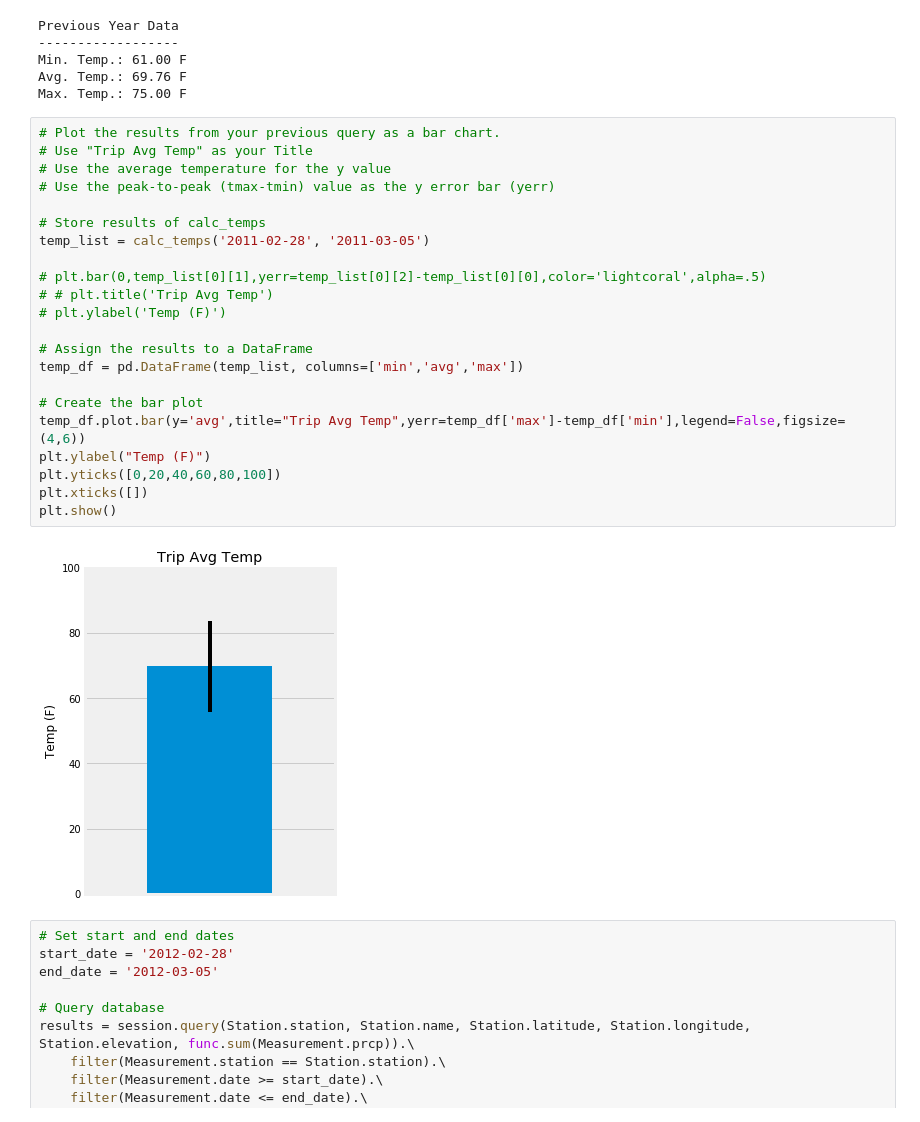
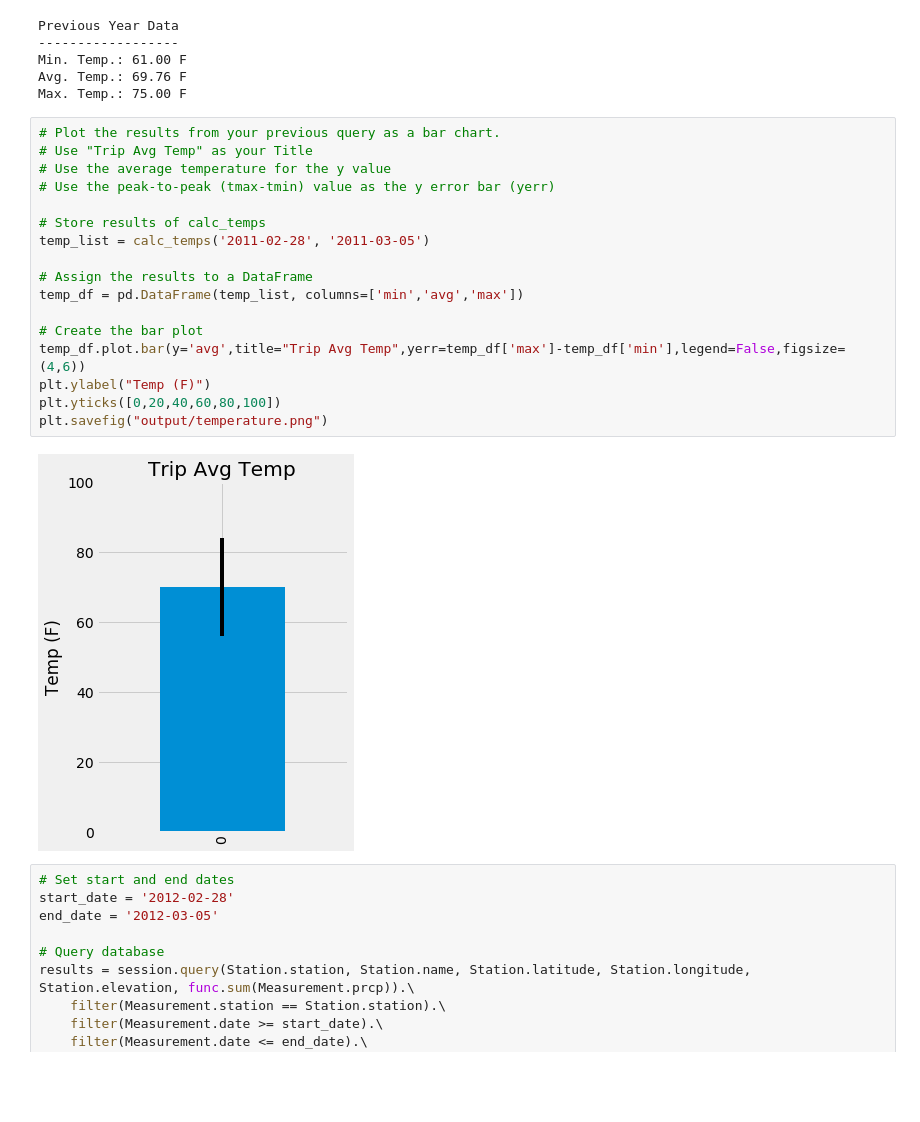
Before and after one commit to robert-rd-wood/Homework-10, a Jupyter notebook: climate.ipynb, the cells around one changed output. Cells and saved outputs as stored; diff of their text form; blank space fills up the shorter version.

Commit message:
Add output files, update notebook code

```diff
--- a/climate.ipynb
+++ b/climate.ipynb
@@ -292,27 +280,22 @@ Max. Temp.: 75.00 F
 # %%
 # Plot the results from your previous query as a bar chart.
 # Use "Trip Avg Temp" as your Title
 # Use the average temperature for the y value
 # Use the peak-to-peak (tmax-tmin) value as the y error bar (yerr)
 
 # Store results of calc_temps
 temp_list = calc_temps('2011-02-28', '2011-03-05')
 
-# plt.bar(0,temp_list[0][1],yerr=temp_list[0][2]-temp_list[0][0],color='lightcoral',alpha=.5)
-# # plt.title('Trip Avg Temp')
-# plt.ylabel('Temp (F)')
-
 # Assign the results to a DataFrame
 temp_df = pd.DataFrame(temp_list, columns=['min','avg','max'])
 
 # Create the bar plot
 temp_df.plot.bar(y='avg',title="Trip Avg Temp",yerr=temp_df['max']-temp_df['min'],legend=False,figsize=(4,6))
 plt.ylabel("Temp (F)")
 plt.yticks([0,20,40,60,80,100])
-plt.xticks([])
-plt.show()
+plt.savefig("output/temperature.png")
 # %% [output]
-[figure, old version]
+[figure, new version]
 # %%
 # Set start and end dates
 start_date = '2012-02-28'
```
Also changed, not shown: parts of 5 cells of this notebook, 4 other files.
